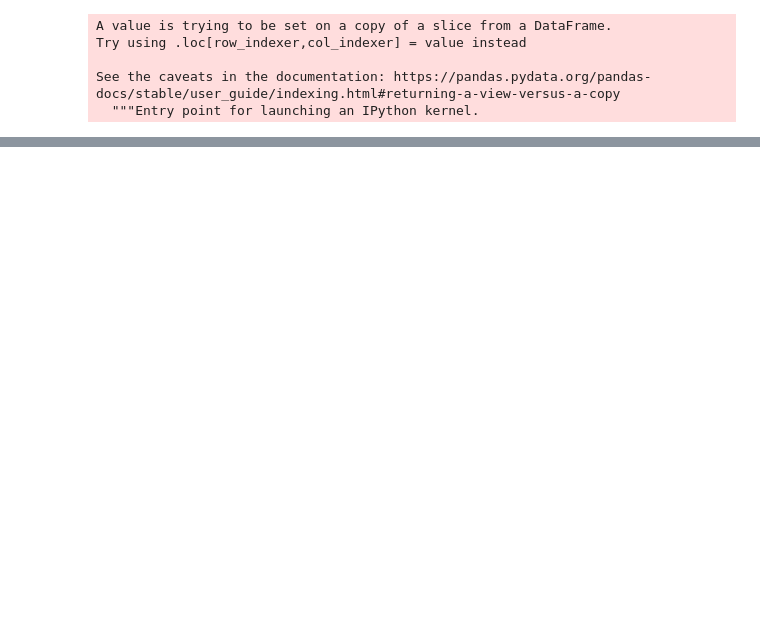
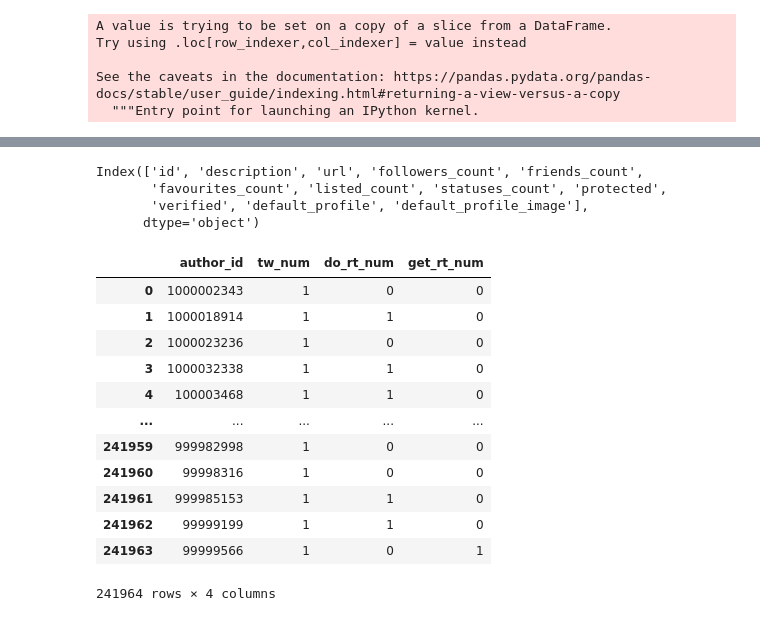
Before and after one commit to byrek3d/Masters-Semester-Project, a Jupyter notebook: dataset_cleaning/Dataset 2/load_clean_dataset_2.ipynb, the cells around one changed output, grey strips where cells are left out. Cells and saved outputs as stored; diff of their text form; code cells hidden in the pictures; blank space fills up the shorter version.

```diff
--- a/dataset_cleaning/Dataset 2/load_clean_dataset_2.ipynb
+++ b/dataset_cleaning/Dataset 2/load_clean_dataset_2.ipynb
@@ -112,0 +139,7 @@ frame_en.to_pickle("./../dataset2Cleaned.pkl")
+# %%
+users.columns
+# %% [output]
+Index(['id', 'description', 'url', 'followers_count', 'friends_count',
+       'favourites_count', 'listed_count', 'statuses_count', 'protected',
+       'verified', 'default_profile', 'default_profile_image'],
+      dtype='object')
@@ -112,0 +154,16 @@ frame_en.to_pickle("./../dataset2Cleaned.pkl")
+# %%
+pd.read_csv('./../tj/parsed/view_user_stats.csv')
+# %% [output]
+|  | author_id | tw_num | do_rt_num | get_rt_num |
+| 0 | 1000002343 | 1 | 0 | 0 |
+| 1 | 1000018914 | 1 | 1 | 0 |
+| 2 | 1000023236 | 1 | 0 | 0 |
+| 3 | 1000032338 | 1 | 1 | 0 |
+| 4 | 100003468 | 1 | 1 | 0 |
+| ... | ... | ... | ... | ... |
+| 241959 | 999982998 | 1 | 0 | 0 |
+| 241960 | 99998316 | 1 | 0 | 0 |
+| 241961 | 999985153 | 1 | 1 | 0 |
+| 241962 | 99999199 | 1 | 1 | 0 |
+| 241963 | 99999566 | 1 | 0 | 1 |
+241964 rows × 4 columns
```
Also changed, not shown: parts of 16 cells of this notebook, 45 other files.
